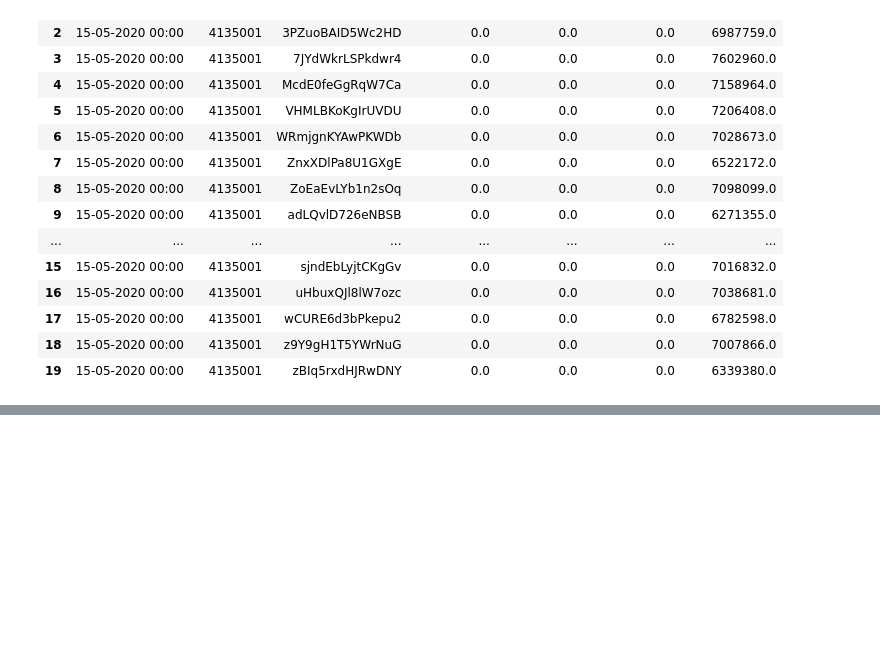
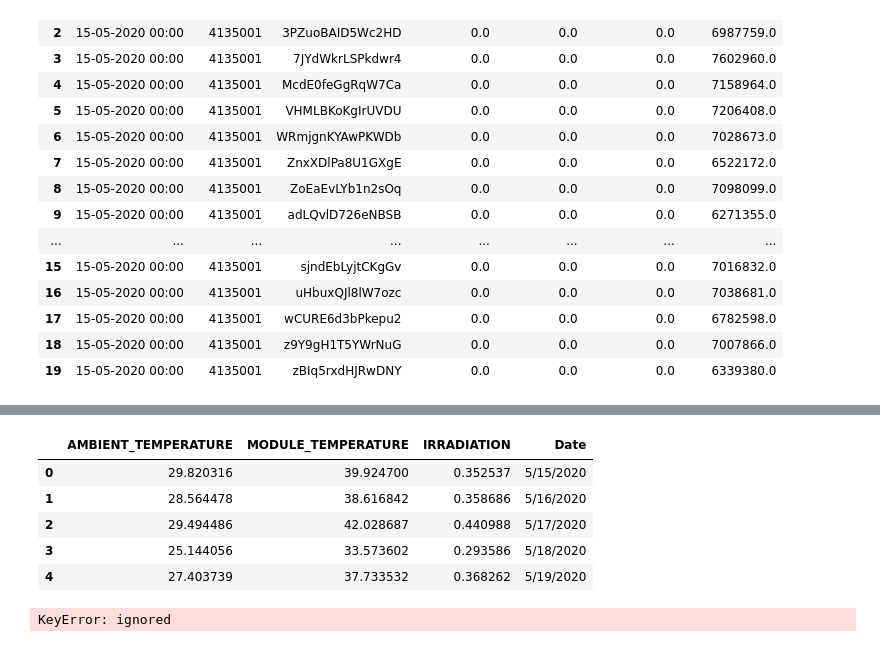
Before and after one commit to A-Wadhwani/ME597-Project, a Jupyter notebook: Solar_Power_data_cleaning.ipynb, the cells around one changed output, grey strips where cells are left out. Drawn from its saved outputs; the diff is of its cells as text; code cells hidden in the pictures; blank space fills up the shorter version.

```diff
--- a/Solar_Power_data_cleaning.ipynb
+++ b/Solar_Power_data_cleaning.ipynb
@@ -54,0 +62,2 @@ merged_data = []
+# %%
+weather_data_clean = weather_dat.drop(columns=['Unnamed: 0', 'index','Day','Month','Year'])
@@ -54,0 +82,16 @@ merged_data = []
+# %%
+weather_data_clean.head()
+# %% [output]
+|  | AMBIENT_TEMPERATURE | MODULE_TEMPERATURE | IRRADIATION | Date |
+| 0 | 29.820316 | 39.924700 | 0.352537 | 5/15/2020 |
+| 1 | 28.564478 | 38.616842 | 0.358686 | 5/16/2020 |
+| 2 | 29.494486 | 42.028687 | 0.440988 | 5/17/2020 |
+| 3 | 25.144056 | 33.573602 | 0.293586 | 5/18/2020 |
+| 4 | 27.403739 | 37.733532 | 0.368262 | 5/19/2020 |
+# %%
+merged_data = []
+
+for a in range(0,22):
+  merged_data[a]=weather_dat.merge(li[a]['DAILY_YIELD'], left_on='Date', right_on='DATE', how = 'inner')
+# %% [output]
+KeyError: ignored
```
Also changed, not shown: parts of 4 cells of this notebook.
